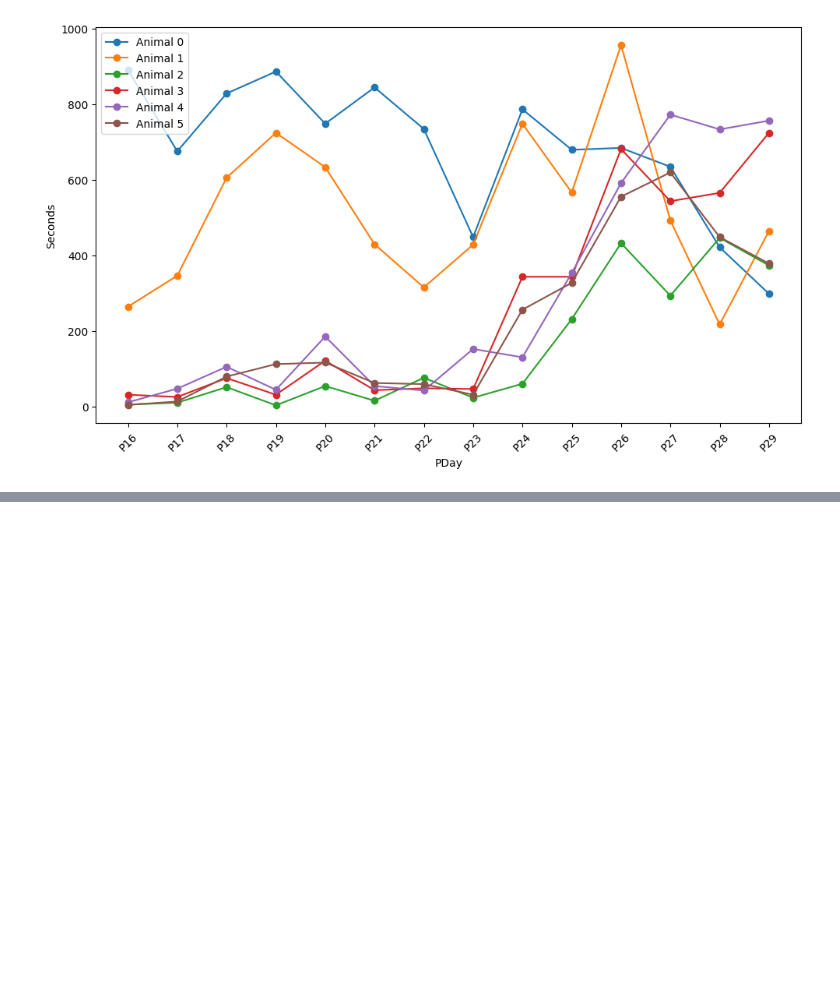
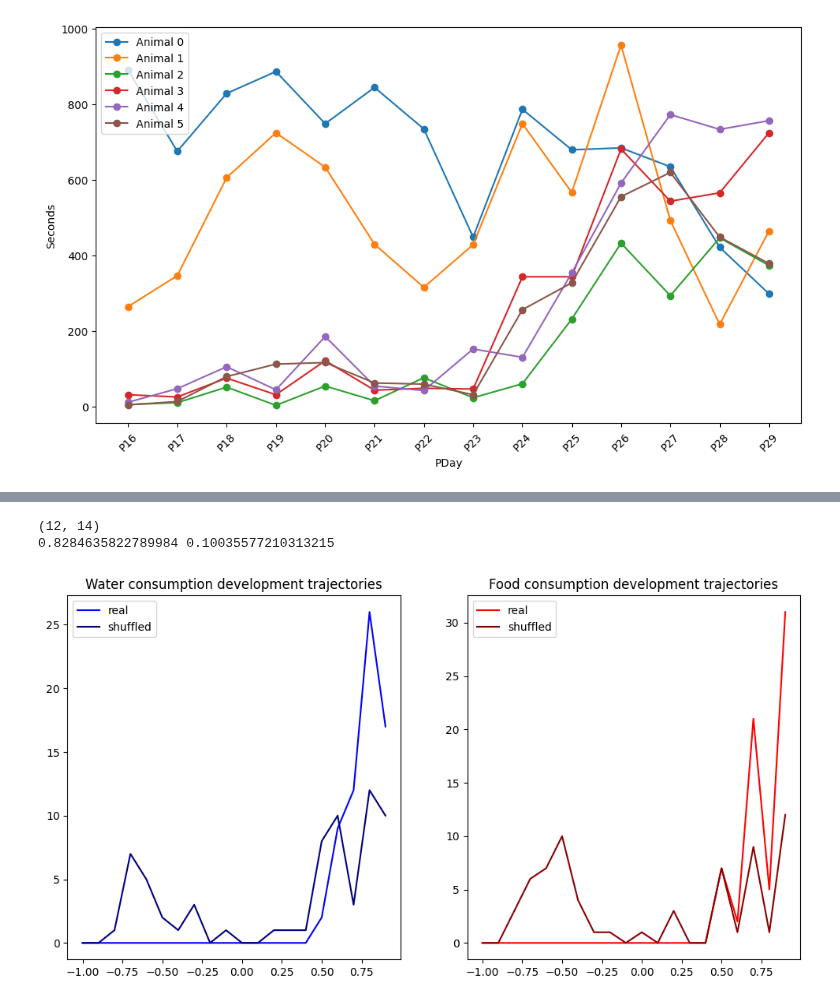
Before and after one commit to catubc/gerbil, a Jupyter notebook: lisa/new_fig2.ipynb, the cells around one changed output, grey strips where cells are left out. Drawn from its saved outputs; the diff is of its cells as text; code cells hidden in the pictures; blank space fills up the shorter version.

```diff
--- a/lisa/new_fig2.ipynb
+++ b/lisa/new_fig2.ipynb
@@ -183,0 +324,68 @@ plt.savefig('/Users/lisadiez/Downloads/food_shuffle_test.png')
+# %%
+#################
+print (water_array.shape)
+
+# compute the pairse pearson correlation between all 12 animals in this array
+pcorrs = []
+for i in range(12):
+    for j in range(i+1, 12):
+        pcorrs.append(stats.pearsonr(water_array[i], water_array[j])[0])
+
+print (np.mean(pcorrs), np.std(pcorrs))
+plt.figure(figsize=(12,6))
+
+# ################
+ax=plt.subplot(1,2,1)
+# compute histogram
+y = np.histogram(pcorrs, bins = np.arange(-1, 1.1, 0.1))
+plt.plot(y[1][:-1], y[0], label = 'real',
+         color='blue')
+
+
+# same but for shuffled data
+pcorrs_shuffled_water= []
+for i in range(12):
+    for j in range(i+1, 12):
+        pcorrs_shuffled_water.append(stats.pearsonr(shuffled_water_array[i], shuffled_water_array[j])[0])
+
+
+y = np.histogram(pcorrs_shuffled_water, bins = np.arange(-1, 1.1, 0.1))
+
+plt.plot(y[1][:-1], y[0], label = 'shuffled',
+            color='navy')
+
+plt.legend()
+plt.title('Water consumption development trajectories')
+
+########################################
+# same for food
+pcorrs_food_food = []
+for i in range(12):
+    for j in range(i+1, 12):
+        pcorrs_food_food.append(stats.pearsonr(food_array[i], food_array[j])[0])
+
+#
+ax=plt.subplot(1,2,2)
+y = np.histogram(pcorrs_food_food, bins = np.arange(-1, 1.1, 0.1))
+plt.plot(y[1][:-1], y[0], label = 'real',
+            color='red')
+
+# same but for shuffled data
+pcorrs_shuffled_food = []
+for i in range(12):
+    for j in range(i+1, 12):
+        pcorrs_shuffled_food.append(stats.pearsonr(shuffled_food_array[i], shuffled_food_array[j])[0])
+
+#
+y = np.histogram(pcorrs_shuffled_food, bins = np.arange(-1, 1.1, 0.1))
+plt.plot(y[1][:-1], y[0], label = 'shuffled',
+            color='#8B0000')
+plt.legend()
+
+plt.title('Food consumption development trajectories')
+
+plt.show()
+# %% [output]
+(12, 14)
+0.8284635822789984 0.10035577210313215
+[figure, added]
```
Also changed, not shown: parts of 12 cells of this notebook, 1 other file.
